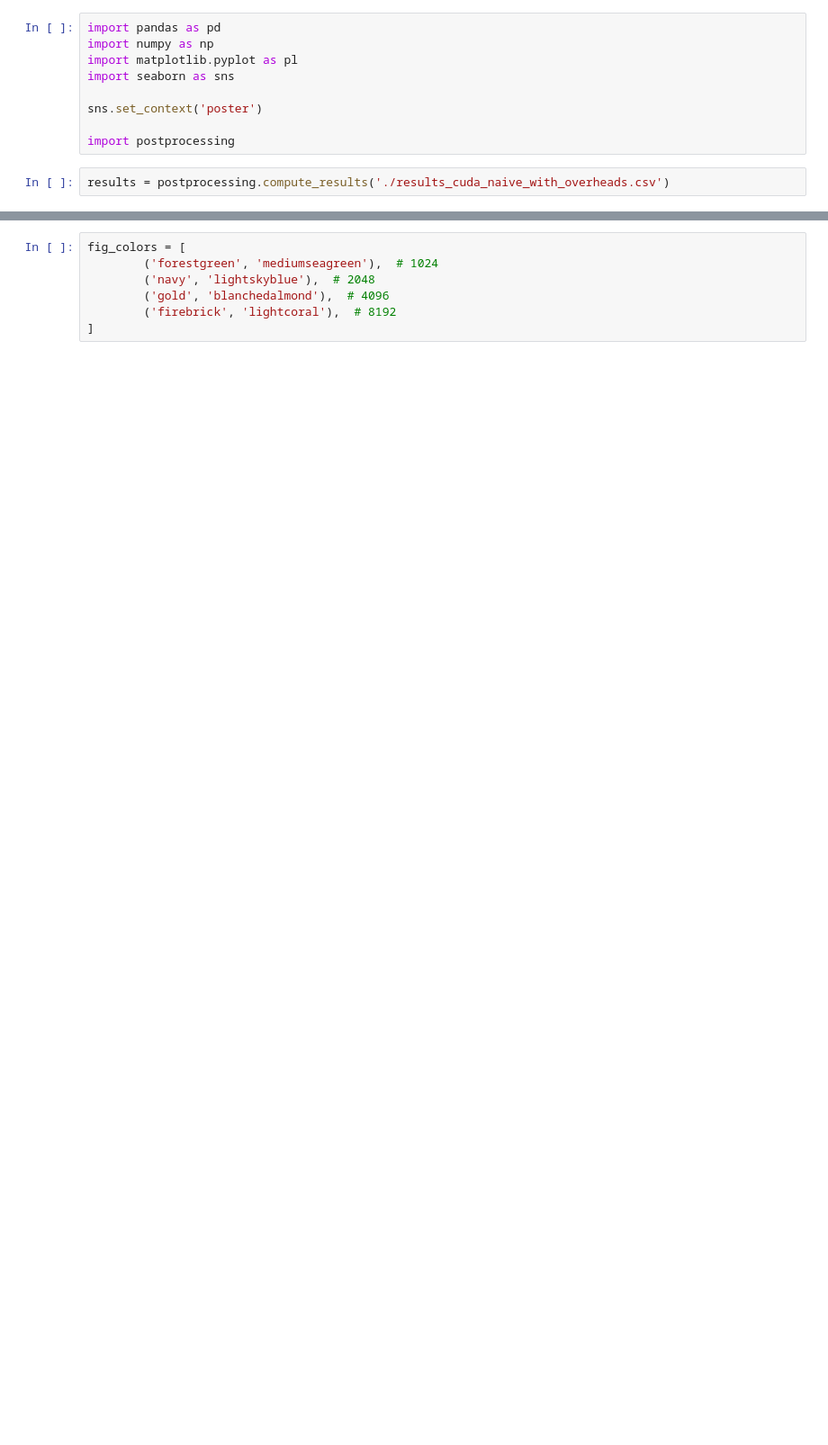
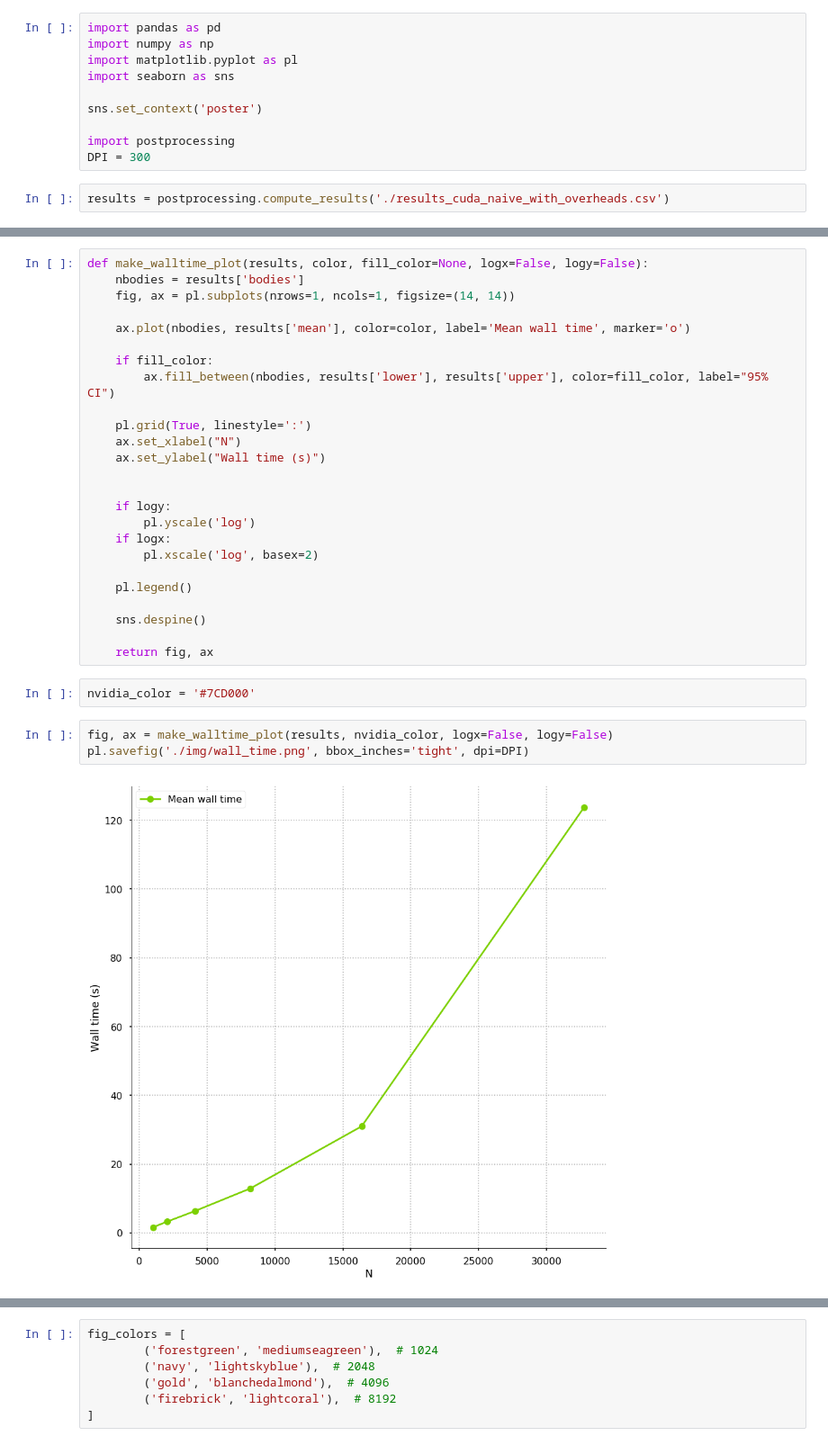
Before and after one commit to PCampi/n-body-cuda-naive, a Jupyter notebook: data/postprocessing.ipynb, the cells around one changed output, grey strips where cells are left out. Shown at 90% size. Cells and saved outputs as stored; diff of their text form; blank space fills up the shorter version.

```diff
--- a/data/postprocessing.ipynb
+++ b/data/postprocessing.ipynb
@@ -7,5 +7,6 @@ import seaborn as sns
 sns.set_context('poster')
 
 import postprocessing
+DPI = 300
 # %%
 results = postprocessing.compute_results('./results_cuda_naive_with_overheads.csv')
@@ -21,0 +13,32 @@ results
+# %%
+def make_walltime_plot(results, color, fill_color=None, logx=False, logy=False):
+    nbodies = results['bodies']
+    fig, ax = pl.subplots(nrows=1, ncols=1, figsize=(14, 14))
+
+    ax.plot(nbodies, results['mean'], color=color, label='Mean wall time', marker='o')
+
+    if fill_color:
+        ax.fill_between(nbodies, results['lower'], results['upper'], color=fill_color, label="95% CI")
+
+    pl.grid(True, linestyle=':')
+    ax.set_xlabel("N")
+    ax.set_ylabel("Wall time (s)")
+
+
+    if logy:
+        pl.yscale('log')
+    if logx:
+        pl.xscale('log', basex=2)
+
+    pl.legend()
+
+    sns.despine()
+
+    return fig, ax
+# %%
+nvidia_color = '#7CD000'
+# %%
+fig, ax = make_walltime_plot(results, nvidia_color, logx=False, logy=False)
+pl.savefig('./img/wall_time.png', bbox_inches='tight', dpi=DPI)
+# %% [output]
+[figure, added]
```
Also changed, not shown: parts of 50 cells of this notebook, 21 other files.
